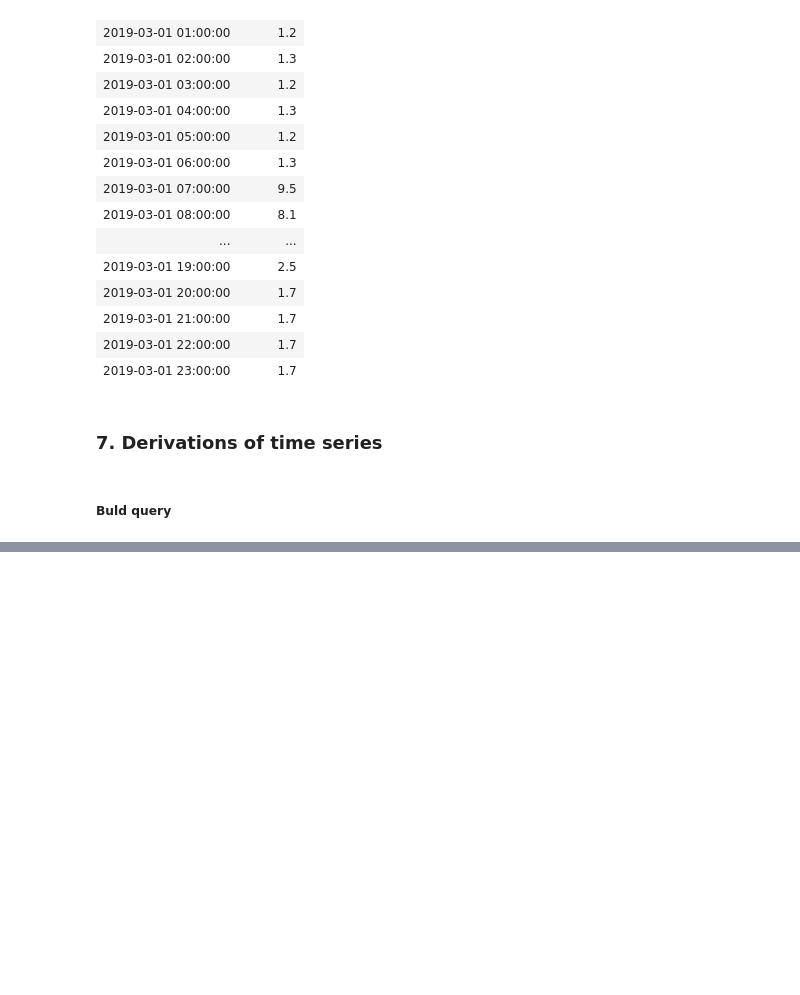
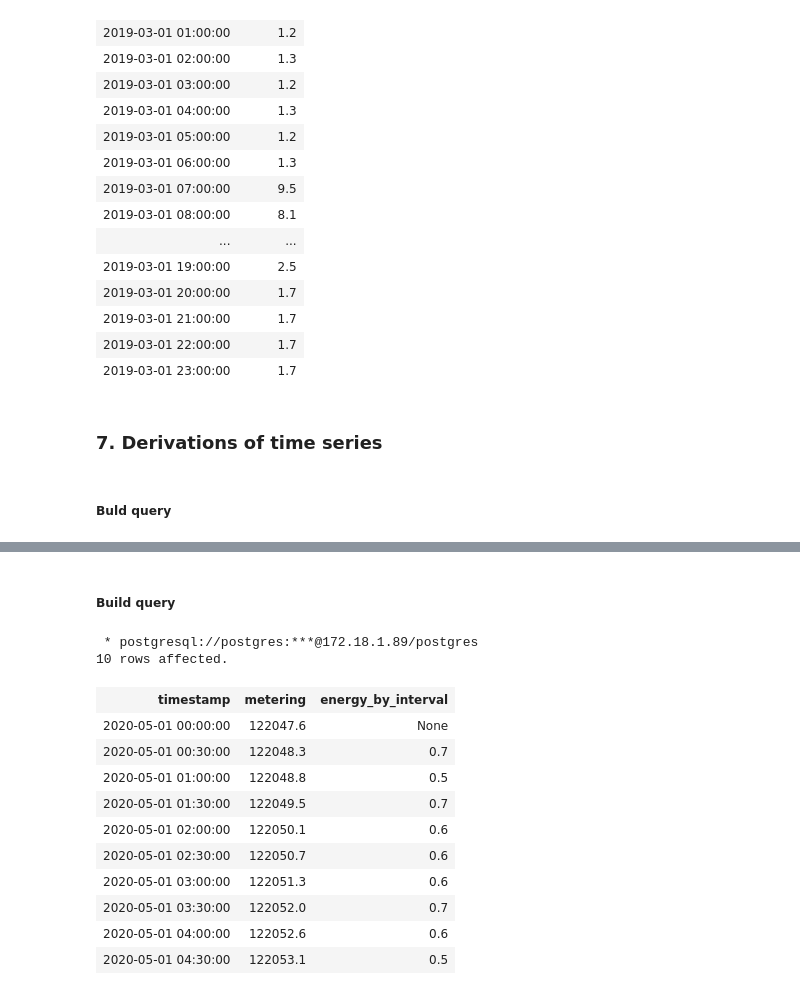
Before and after one commit to dimandms/sql_timeseries, a Jupyter notebook: lessons.ipynb, the cells around one changed output, grey strips where cells are left out. Drawn from its saved outputs; the diff is of its cells as text; code cells hidden in the pictures; blank space fills up the shorter version.

Commit message:
add diff for energy data

```diff
--- a/lessons.ipynb
+++ b/lessons.ipynb
@@ -395,0 +420,27 @@ limit 5;
+# %% [markdown]
+##### Build query
+# %%
+%%sql
+
+select
+    timestamp,
+    value as metering,
+    round(cast(value - lag(value, 1) over() as numeric), 1) as energy_by_interval
+from
+    metering_data
+where device=1101 and timestamp between '2020-05-01 00:00:00' and '2020-05-01 23:59:59'
+limit 10;
+# %% [output]
+ * postgresql://postgres:***@172.18.1.89/postgres
+10 rows affected.
+| timestamp | metering | energy_by_interval |
+| 2020-05-01 00:00:00 | 122047.6 | None |
+| 2020-05-01 00:30:00 | 122048.3 | 0.7 |
+| 2020-05-01 01:00:00 | 122048.8 | 0.5 |
+| 2020-05-01 01:30:00 | 122049.5 | 0.7 |
+| 2020-05-01 02:00:00 | 122050.1 | 0.6 |
+| 2020-05-01 02:30:00 | 122050.7 | 0.6 |
+| 2020-05-01 03:00:00 | 122051.3 | 0.6 |
+| 2020-05-01 03:30:00 | 122052.0 | 0.7 |
+| 2020-05-01 04:00:00 | 122052.6 | 0.6 |
+| 2020-05-01 04:30:00 | 122053.1 | 0.5 |
```
Also changed, not shown: parts of 7 cells of this notebook.
